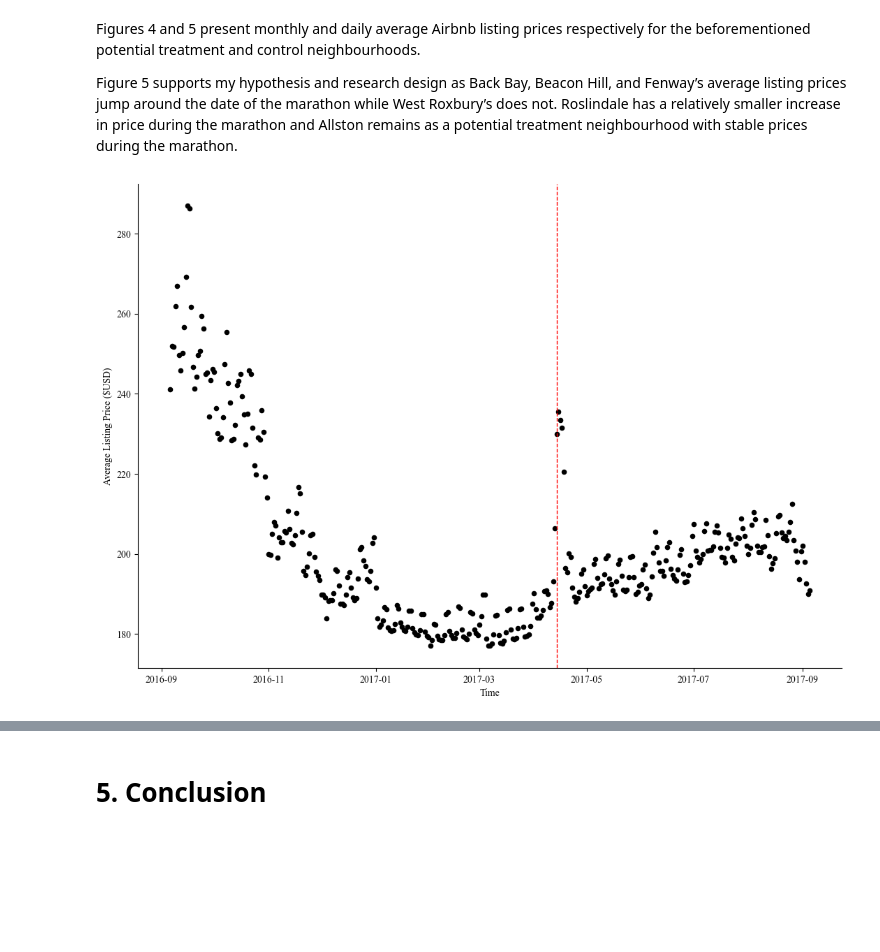
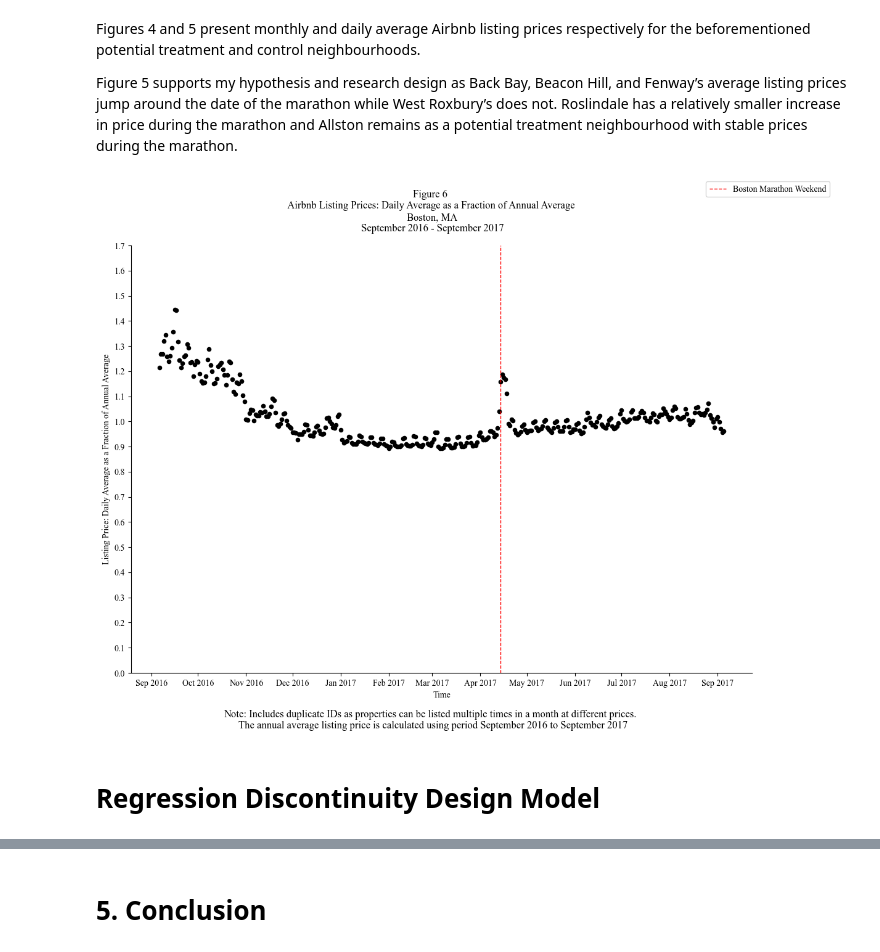
Before and after one commit to ECO225-W2025/eco225-project-code-easteli, a Jupyter notebook: ProjectEliEaston.ipynb, the cells around one changed output, grey strips where cells are left out. Cells and saved outputs as stored; diff of their text form; code cells hidden in the pictures; blank space fills up the shorter version.

```diff
--- a/ProjectEliEaston.ipynb
+++ b/ProjectEliEaston.ipynb
@@ -830,32 +840,62 @@ Figures 4 and 5 present monthly and daily average Airbnb listing prices respecti
 
 Figure 5 supports my hypothesis and research design as Back Bay, Beacon Hill, and Fenway’s average listing prices jump around the date of the marathon while West Roxbury’s does not. Roslindale has a relatively smaller increase in price during the marathon and Allston remains as a potential treatment neighbourhood with stable prices during the marathon.
 # %%
+#Create temp dataset of average listing price per day
 temp = CalLisCrime.groupby("date")["price"].mean().reset_index()
+
+#Calculate average price over the whole study period
+avg_price_year = calendar["price"].mean()
+
+#Create column in temp for average daily price as a fraction of average annual price
+temp["price fraction"] = temp["price"] / avg_price_year
 
 #Configure figure and axes
 fig, ax = plt.subplots(figsize=(13, 9))
 
 #Create line plot for average price per day
-temp.plot(x="date", y="price", ax=ax, kind="scatter", legend=False, color="black")
+temp.plot(x="date", y="price fraction", ax=ax, kind="scatter", legend=True, color="black")
 
 boston_marathon_date = pd.to_datetime("2017-04-14")
 
 #Create vertical line indicating the day of the Boston Marathon
 ax.axvline(x=boston_marathon_date, color="red", linestyle="--", linewidth=1,
-           label="Day of Boston Marathon")
+           label="Boston Marathon Weekend")
 
 #Cleaning
 
 #Remove right and top spines
 ax.spines["right"].set_visible(False)
 ax.spines["top"].set_visible(False)
 
 #Create y label
-ax.set_ylabel("Average Listing Price ($USD)")
+ax.set_ylabel("Listing Price: Daily Average as a Fraction of Annual Average")
+
+#Set y ticks
+ax.set_yticks(np.arange(0, 1.8, 0.1))
+ax.yaxis.set_minor_locator(mtick.MultipleLocator(0.1))
 
 #Create x label
 ax.set_xlabel("Time")
 
+#Label every month on x-axis
+ax.xaxis.set_major_locator(dates.MonthLocator())
+ax.xaxis.set_major_formatter(dates.DateFormatter("%b %Y"))
+
+#Create title
+fig.suptitle("Figure 6 \n Airbnb Listing Prices: \
+Daily Average as a Fraction of Annual Average \n \
+Boston, MA \n September 2016 - September 2017")
+
+#Place legend in upper right corner
+fig.legend(loc="upper right")
+
+plt.figtext(0.5, 0.01, "Note: Includes duplicate IDs as properties can be \
+listed multiple times in a month at different prices. \n The annual average \
+listing price is calculated using period September 2016 to September 2017", \
+ha="center", fontsize=12)
+
 plt.show()
 # %% [output]
-[figure, old version]
+[figure, new version]
+# %% [markdown]
+# Regression Discontinuity Design Model
```
Also changed, not shown: parts of 13 cells of this notebook.
